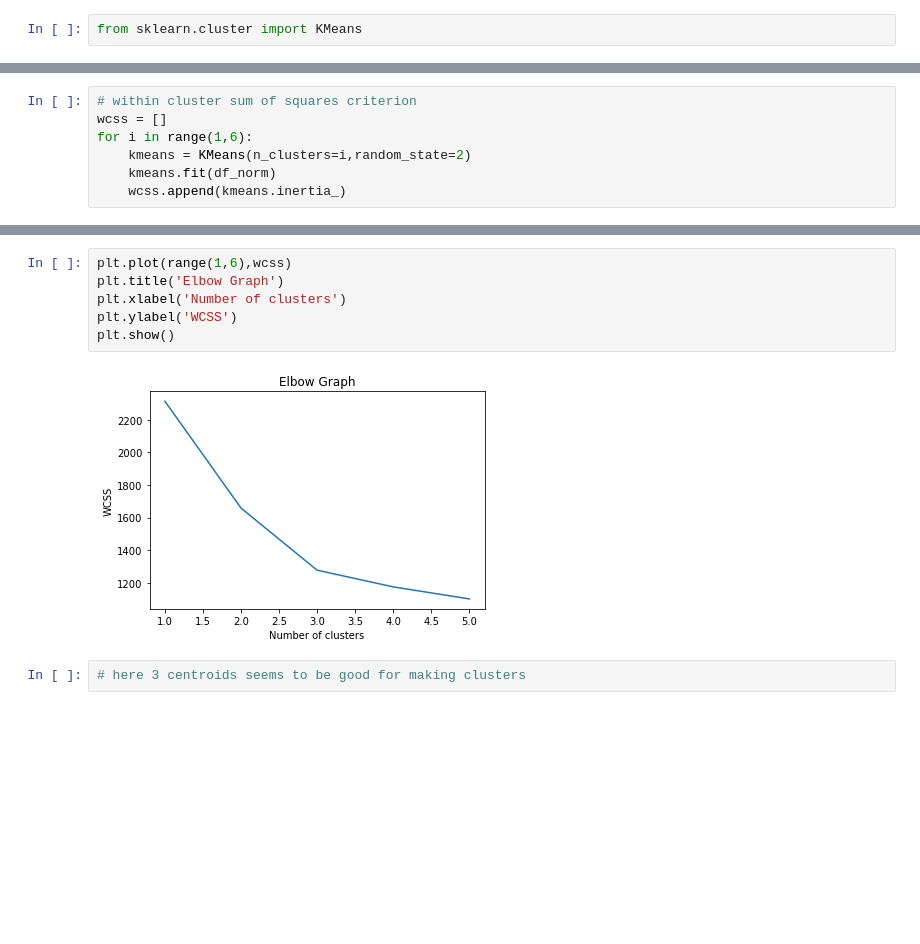
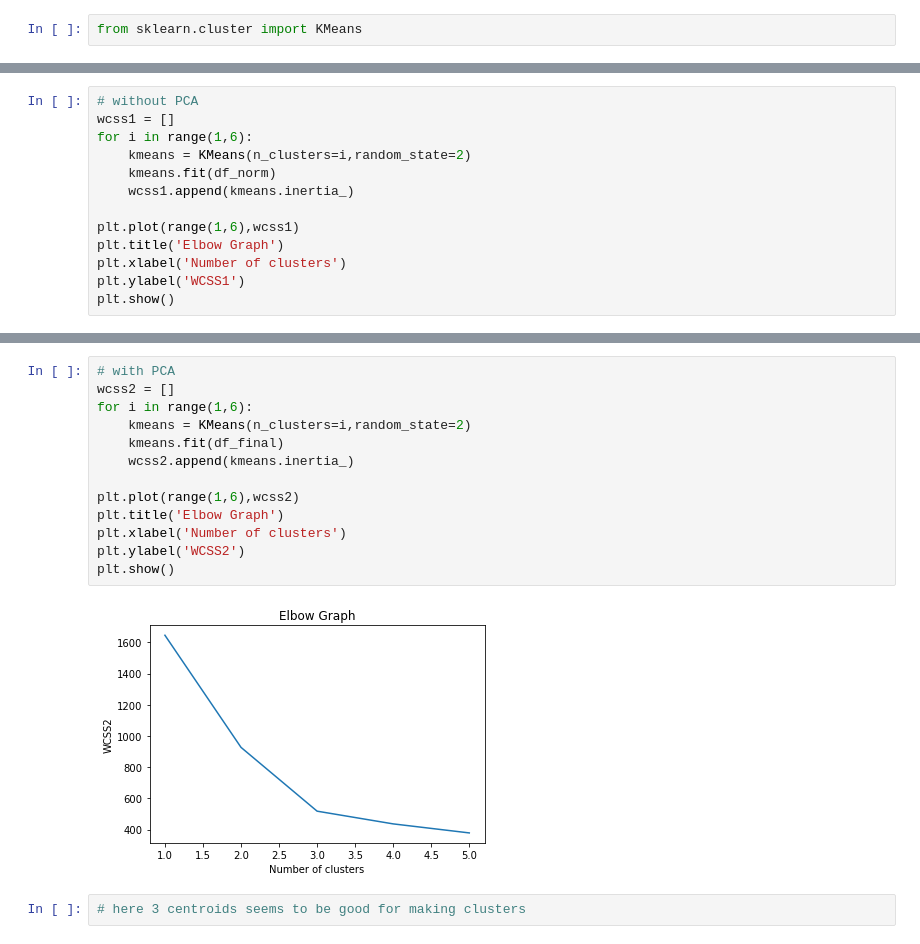
Before and after one commit to tarunmer77/PCA, a Jupyter notebook: wine_PCA.ipynb, the cells around one changed output, grey strips where cells are left out. Drawn from its saved outputs; the diff is of its cells as text; blank space fills up the shorter version.

```diff
--- a/wine_PCA.ipynb
+++ b/wine_PCA.ipynb
@@ -235,7 +253,13 @@ from sklearn.cluster import KMeans
 # %%
-# within cluster sum of squares criterion
-wcss = []
+# without PCA
+wcss1 = []
 for i in range(1,6):
     kmeans = KMeans(n_clusters=i,random_state=2)
     kmeans.fit(df_norm)
-    wcss.append(kmeans.inertia_)
+    wcss1.append(kmeans.inertia_)
+
+plt.plot(range(1,6),wcss1)
+plt.title('Elbow Graph')
+plt.xlabel('Number of clusters')
+plt.ylabel('WCSS1')
+plt.show()
@@ -242,11 +268,18 @@ for i in range(1,6):
 # %%
-plt.plot(range(1,6),wcss)
+# with PCA
+wcss2 = []
+for i in range(1,6):
+    kmeans = KMeans(n_clusters=i,random_state=2)
+    kmeans.fit(df_final)
+    wcss2.append(kmeans.inertia_)
+
+plt.plot(range(1,6),wcss2)
 plt.title('Elbow Graph')
 plt.xlabel('Number of clusters')
-plt.ylabel('WCSS')
+plt.ylabel('WCSS2')
 plt.show()
 # %% [output]
-[figure, old version]
+[figure, new version]
 # %%
 # here 3 centroids seems to be good for making clusters
 # %%
```
Also changed, not shown: parts of 13 cells of this notebook.
